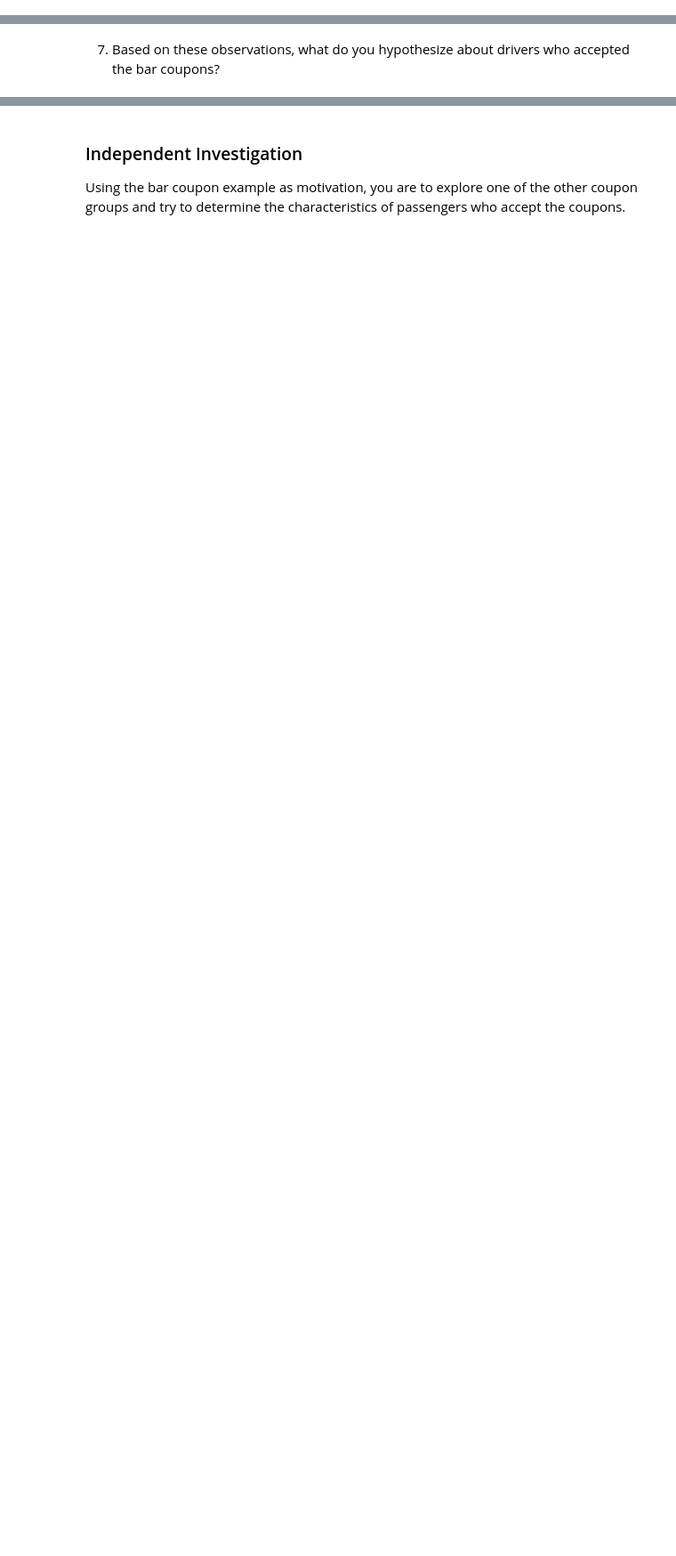
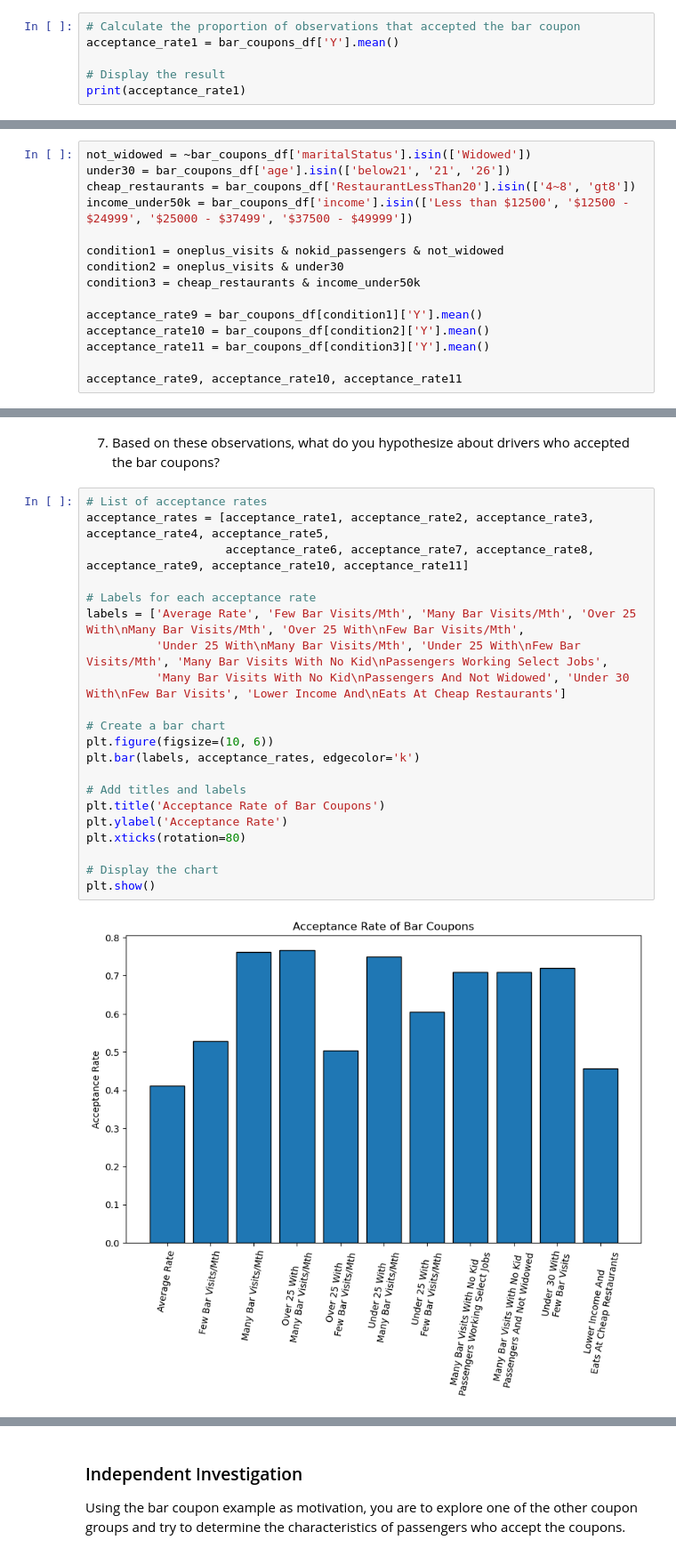
Before and after one commit to odeanmaye/coupon-analysis, a Jupyter notebook: prompt.ipynb, the cells around one changed output, grey strips where cells are left out. Shown: that part at 89% size. Drawn from its saved outputs; the diff is of its cells as text; blank space fills up the shorter version.

```diff
--- a/prompt.ipynb
+++ b/prompt.ipynb
@@ -210,2 +228,8 @@ Now, we will lead you through an exploration of just the bar related coupons.
 # %% [markdown]
 2. What proportion of bar coupons were accepted?
+# %%
+# Calculate the proportion of observations that accepted the bar coupon
+acceptance_rate1 = bar_coupons_df['Y'].mean()
+
+# Display the result
+print(acceptance_rate1)
@@ -221,3 +290,18 @@ Now, we will lead you through an exploration of just the bar related coupons.
 - go to bars more than once a month, had passengers that were not a kid, and were not widowed *OR*
 - go to bars more than once a month and are under the age of 30 *OR*
 - go to cheap restaurants more than 4 times a month and income is less than 50K.
+# %%
+not_widowed = ~bar_coupons_df['maritalStatus'].isin(['Widowed'])
+under30 = bar_coupons_df['age'].isin(['below21', '21', '26'])
+cheap_restaurants = bar_coupons_df['RestaurantLessThan20'].isin(['4~8', 'gt8'])
+income_under50k = bar_coupons_df['income'].isin(['Less than $12500', '$12500 - $24999', '$25000 - $37499', '$37500 - $49999'])
+
+condition1 = oneplus_visits & nokid_passengers & not_widowed
+condition2 = oneplus_visits & under30
+condition3 = cheap_restaurants & income_under50k
+
+acceptance_rate9 = bar_coupons_df[condition1]['Y'].mean()
+acceptance_rate10 = bar_coupons_df[condition2]['Y'].mean()
+acceptance_rate11 = bar_coupons_df[condition3]['Y'].mean()
+
+acceptance_rate9, acceptance_rate10, acceptance_rate11
@@ -224,2 +310,25 @@ Now, we will lead you through an exploration of just the bar related coupons.
 # %% [markdown]
 7.  Based on these observations, what do you hypothesize about drivers who accepted the bar coupons?
+# %%
+# List of acceptance rates
+acceptance_rates = [acceptance_rate1, acceptance_rate2, acceptance_rate3, acceptance_rate4, acceptance_rate5,
+                    acceptance_rate6, acceptance_rate7, acceptance_rate8, acceptance_rate9, acceptance_rate10, acceptance_rate11]
+
+# Labels for each acceptance rate
+labels = ['Average Rate', 'Few Bar Visits/Mth', 'Many Bar Visits/Mth', 'Over 25 With\nMany Bar Visits/Mth', 'Over 25 With\nFew Bar Visits/Mth',
+          'Under 25 With\nMany Bar Visits/Mth', 'Under 25 With\nFew Bar Visits/Mth', 'Many Bar Visits With No Kid\nPassengers Working Select Jobs',
+          'Many Bar Visits With No Kid\nPassengers And Not Widowed', 'Under 30 With\nFew Bar Visits', 'Lower Income And\nEats At Cheap Restaurants']
+
+# Create a bar chart
+plt.figure(figsize=(10, 6))
+plt.bar(labels, acceptance_rates, edgecolor='k')
+
+# Add titles and labels
+plt.title('Acceptance Rate of Bar Coupons')
+plt.ylabel('Acceptance Rate')
+plt.xticks(rotation=80)
+
+# Display the chart
+plt.show()
+# %% [output]
+[figure, added]
```
Also changed, not shown: parts of 12 cells of this notebook.
